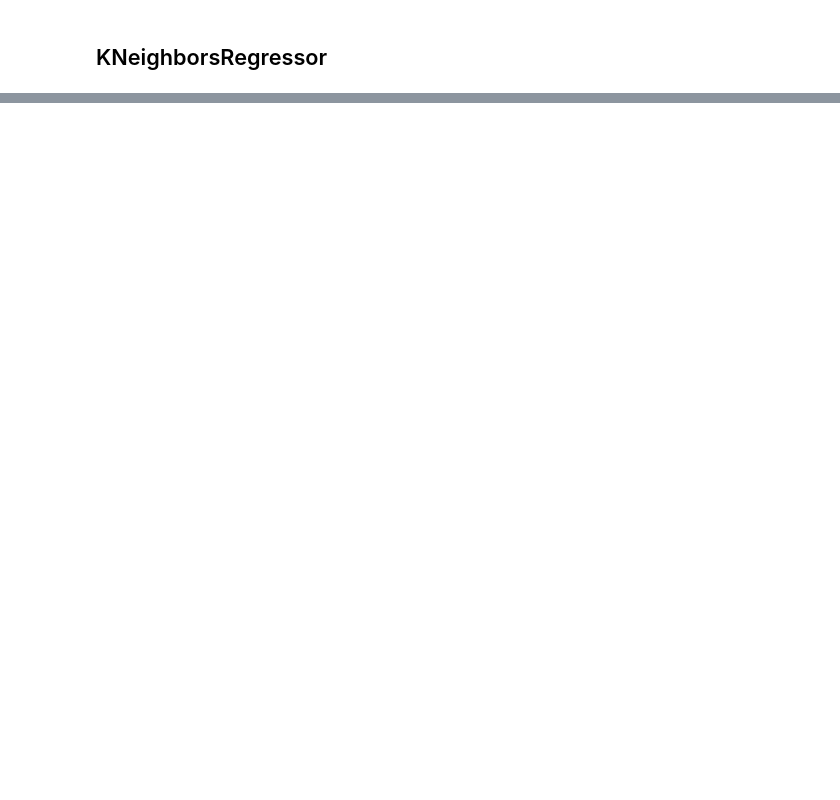
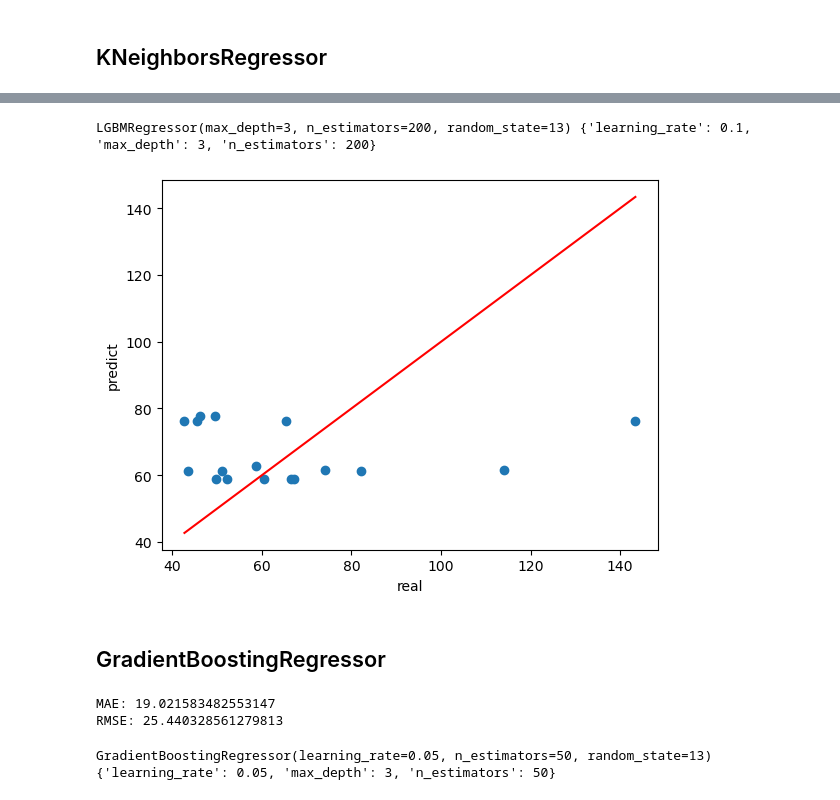
Before and after one commit to somoon0422/ML_project_2-, a Jupyter notebook: main/v1_Q _군집1.ipynb, the cells around one changed output, grey strips where cells are left out. Cells and saved outputs as stored; diff of their text form; code cells hidden in the pictures; blank space fills up the shorter version.

```diff
--- a/main/v1_Q _군집1.ipynb
+++ b/main/v1_Q _군집1.ipynb
@@ -818,0 +875,9 @@ plt.show()
+# %%
+# 그리드 서치를 사용하여 최적의 하이퍼파라미터를 찾습니다
+best_model_lgb, best_params_lgb = grid_search(X_train, y_train, "LightGBM")
+
+# 최적의 하이퍼파라미터를 사용하여 모델을 훈련합니다
+best_lgb = tr_lgb(X_train, y_train, **best_params_lgb)
+
+# 최적의 모델을 평가합니다
+evaluate(best_lgb, X_test, y_test)
@@ -818,0 +902,34 @@ plt.show()
+# %%
+print(best_model_lgb, best_params_lgb)
+# %% [output]
+LGBMRegressor(max_depth=3, n_estimators=200, random_state=13) {'learning_rate': 0.1, 'max_depth': 3, 'n_estimators': 200}
+# %%
+# 최적의 모델을 평가합니다
+predictions = best_lgb.predict(X_test)
+
+# 산점도를 그립니다
+plt.scatter(y_test, predictions)
+plt.xlabel('real')
+plt.ylabel('predict')
+plt.plot([min(y_test), max(y_test)], [min(y_test), max(y_test)], 'r')
+plt.show()
+# %% [output]
+[figure, added]
+# %% [markdown]
+## GradientBoostingRegressor
+# %%
+# 그리드 서치를 사용하여 최적의 하이퍼파라미터를 찾습니다
+best_model_gbm, best_params_gbm = grid_search(X_train, y_train, "GradientBoostingRegressor")
+
+# 최적의 하이퍼파라미터를 사용하여 모델을 훈련합니다
+best_gbm = tr_gbm(X_train, y_train, **best_params_gbm)
+
+# 최적의 모델을 평가합니다
+evaluate(best_gbm, X_test, y_test)
+# %% [output]
+MAE: 19.021583482553147
+RMSE: 25.440328561279813
+# %%
+print(best_model_gbm, best_params_gbm)
+# %% [output]
+GradientBoostingRegressor(learning_rate=0.05, n_estimators=50, random_state=13) {'learning_rate': 0.05, 'max_depth': 3, 'n_estimators': 50}
```
Also changed, not shown: parts of 23 cells of this notebook, 1 other file.
